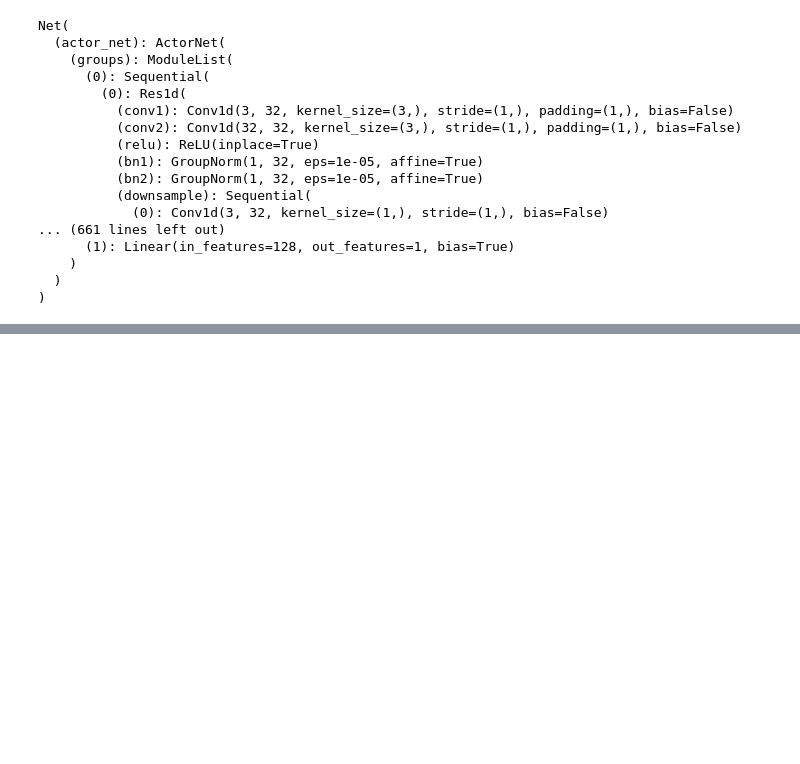
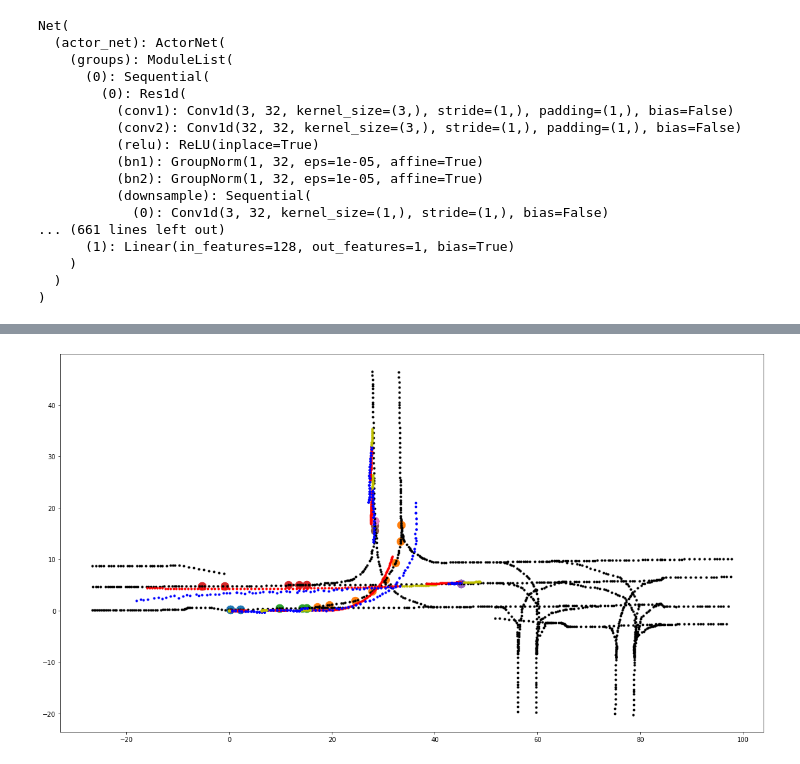
Before and after one commit to YikangZhang1641/modified_LaneGCN, a Jupyter notebook: test_interaction.ipynb, the cells around one changed output, grey strips where cells are left out. Drawn from its saved outputs; the diff is of its cells as text; code cells hidden in the pictures; blank space fills up the shorter version.

```diff
--- a/test_interaction.ipynb
+++ b/test_interaction.ipynb
@@ -397,0 +402,83 @@ for k in range(6):
+# %%
+import numpy as np
+import matplotlib.pyplot as plt
+idx = 2
+thrd = 0.5
+
+
+orig = data['orig'][idx]
+rot = data['rot'][idx]
+graph = data['graph'][idx]
+
+
+
+
+gt_preds = data['gt_preds'][idx]
+has_preds = data['has_preds'][idx]
+for k in range(6):
+    fig, ax = plt.subplots(1,1, figsize=(20,20))
+    ax.set_aspect('equal', adjustable='box')
+#     plt.gca().invert_xaxis()
+#     plt.gca().invert_yaxis()
+
+    ctrs = graph['ctrs']
+    ax.plot(ctrs[:, 0], ctrs[:, 1], 'k.')
+    for a in range(data['gt_preds'][idx].shape[0]):
+#         if a != 0:
+#             continue
+
+        mask = has_preds[a]
+        gt_pred = gt_preds[a][mask]
+
+        hist = data['feats'][idx][a]
+#         plt.plot(hist[:, 0], hist[:, 1], 'y.')
+        for l in data['ref_paths'][idx][a]:
+            lane = torch.matmul(l - data['orig'][idx], rot.T)
+#             plt.plot(lane[:, 0], lane[:, 1], 'g')
+#         traj_plot(gt_pred,  rot, orig, ax, 'r.')
+
+        pred_traj = results[idx][a, k, :, :]
+        for i in range(1, pred_traj.shape[0]):
+            if dis(pred_traj[i][0], pred_traj[i - 1][0], pred_traj[i][1], pred_traj[i - 1][1]) < thrd:
+                results[idx][a, k][i] = results[idx][a, k][i - 1]
+#         traj_plot(pred_traj, rot, orig, ax, 'b.')
+        print(output['cls'][idx][a][k])
+
+
+        traj = torch.matmul(output['reg'][idx][a][k].cpu() - data['orig'][idx], rot.T)
+        diff = traj[1:] - traj[:-1]
+#         S_pred = torch.sum(torch.sqrt(torch.sum(diff ** 2, axis=1)))
+
+        lane_pts = torch.matmul(output['lane_pts'][idx][a][k].cpu() - data['orig'][idx], rot.T)
+
+#         min_final_dis = float('inf')
+#         min_final_lane = None
+#         min_final_pt = None
+#         for ref in data['ref_paths'][idx][a]:
+#             if ref is None:
+#                 continue
+
+#             Lane = torch.matmul(ref - data['orig'][idx], rot.T)
+#             map_car0 = Lane - traj[-1]
+#             lane_end_id = torch.argmin(torch.sum(map_car0 ** 2, 1))
+
+#             final_pt = Lane[lane_end_id]
+
+#             final_dis = torch.sqrt(torch.sum((final_pt - traj[-1]) ** 2))
+#             if min_final_dis > final_dis:
+#                 min_final_dis = final_dis
+#                 min_final_lane = Lane
+#                 min_final_pt = final_pt
+
+
+        traj_plot(gt_pred,  rot, orig, ax, 'r.')
+        traj_plot(pred_traj, rot, orig, ax, 'b.')
+        plt.plot(hist[:, 0], hist[:, 1], 'y.')
+
+#         plt.scatter(min_final_pt[0], min_final_pt[1], s=150)
+        plt.scatter(lane_pts[:,0], lane_pts[:,1], s=150)
+
+#     plt.savefig('/home/user/Projects/LaneGCN_modified/results/remote_results/0603_5s/' + str(idx) + '_' + str(k))
+#     plt.savefig('/home/user/Logs/0826/' + str(idx) + '_' + str(k))
+    plt.show()
+# %% [output]
@@ -397,0 +492 @@ for k in range(6):
+[figure, added]
```
Also changed, not shown: parts of 17 cells of this notebook, 1 other file.
